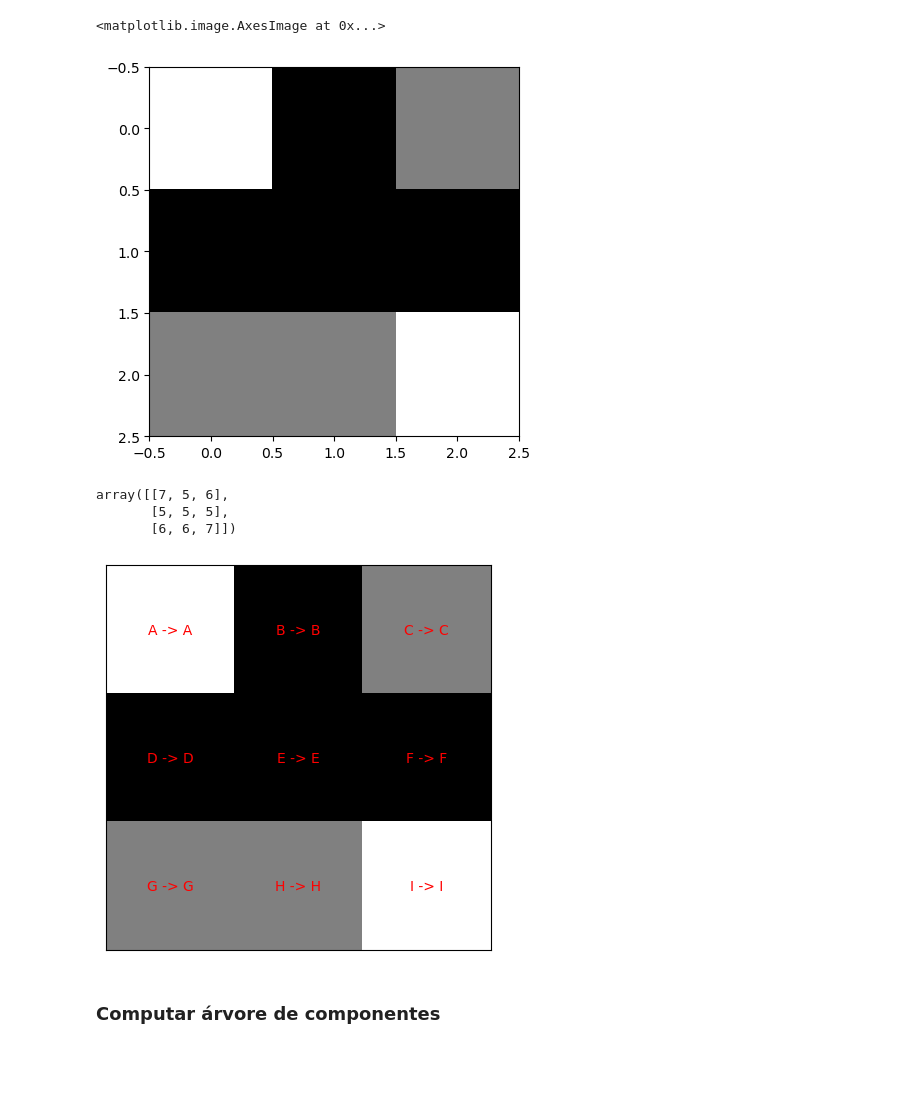
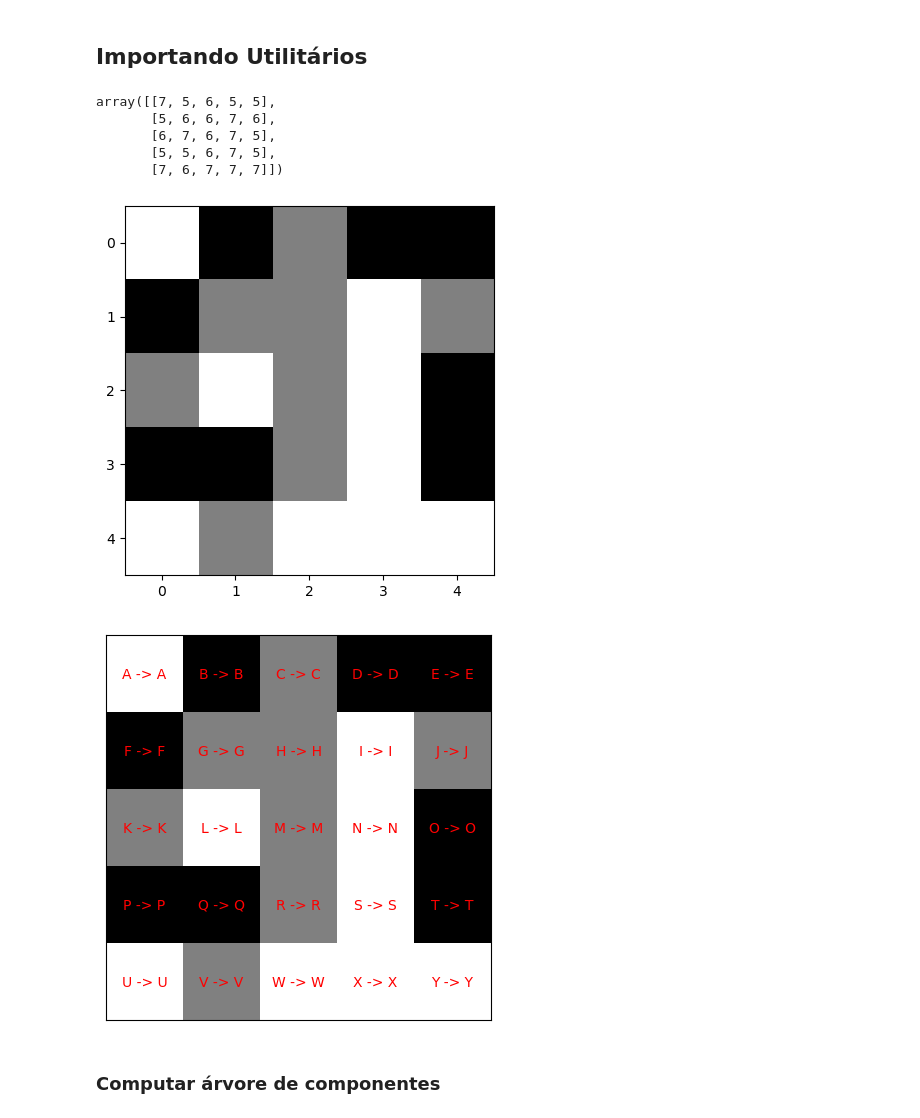
Before and after one commit to LukeBreezy/Morphology, a Jupyter notebook: Testes.ipynb, the cells around one changed output. Saved outputs shown, nothing was run; the diff lists cells and outputs as text; code cells hidden in the pictures; blank space fills up the shorter version.

```diff
--- a/Testes.ipynb
+++ b/Testes.ipynb
@@ -1,3 +1,5 @@
+# %% [markdown]
+## Importando Utilitários
 # %%
 import numpy as np
 import matplotlib.pyplot as plt
@@ -7,13 +10,12 @@ from PrettyPrint import PrettyPrintTree
 # %%
 np.random.seed(3)
-img = np.random.randint(5, 8, (3, 3))
-plt.imshow(img, 'gray')
+img = np.random.randint(5, 8, (5, 5))
+plt.imshow(img, 'gray', )
+img
 # %% [output]
-<matplotlib.image.AxesImage at 0x...>
+array([[7, 5, 6, 5, 5],
+       [5, 6, 6, 7, 6],
+       [6, 7, 6, 7, 5],
+       [5, 5, 6, 7, 5],
+       [7, 6, 7, 7, 7]])
-[figure, old version]
+[figure, new version]
-# %%
-img
-# %% [output]
-array([[7, 5, 6],
-       [5, 5, 5],
-       [6, 6, 7]])
@@ -64,5 +22,6 @@ array([[7, 5, 6],
 # %%
 teste = ComponentTree(img, Adjacency8())
+teste.showParents()
 # teste.sorted_pixels = np.array([
 #         13,  8,  4, 20, 16,
 #         21, 14,  7,  0, 23,
@@ -70,9 +29,8 @@ teste = ComponentTree(img, Adjacency8())
 #          6,  1, 22, 18, 17,
 #         11,  5, 10,  9,  3
 # ]) # Esse vetor de pixels ordenados é usado apenas para comparação com o resultado da lib skimage
-teste.showParents()
 # %% [output]
-[figure, old version]
+[figure, new version]
 # %% [markdown]
 ### Computar árvore de componentes
 # %%
```
Also changed, not shown: parts of 22 cells of this notebook, 15 other files.
